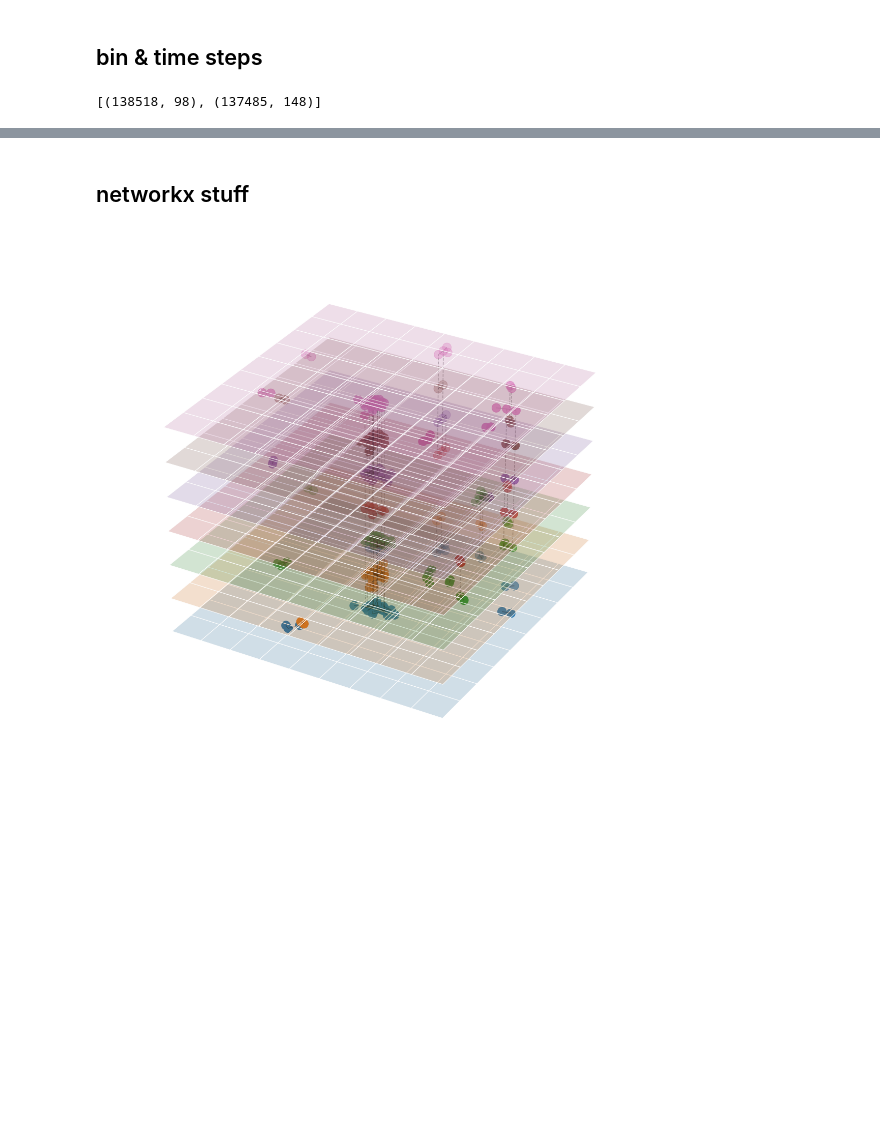
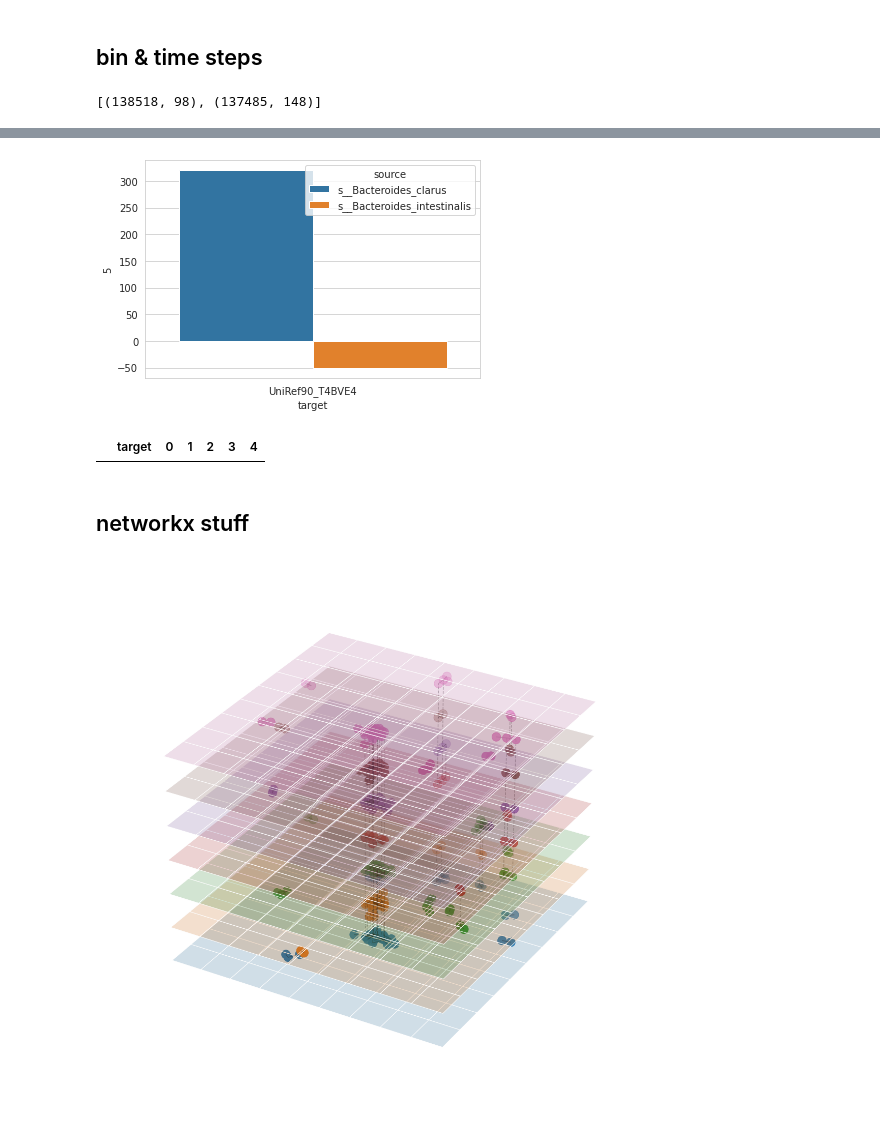
Before and after one commit to dcolinmorgan/gcn, a Jupyter notebook: gcn.ipynb, the cells around one changed output, grey strips where cells are left out. Saved outputs shown, nothing was run; the diff lists cells and outputs as text; code cells hidden in the pictures; blank space fills up the shorter version.

```diff
--- a/gcn.ipynb
+++ b/gcn.ipynb
@@ -427,0 +524,7 @@ BBgrow,BBdie=time_order_net(noHT,HT,10**-6,['source','target'],6,1,'median')
+# %%
+LinkUP=LU[LU['target'].isin(LD['target'])]#['source']
+# %%
+LinkDN=LD[LD['target'].isin(LU['target'])]#['source']
+# %%
+JEFF=LinkUP.append(LinkDN)#
+JEFF[5]=JEFF[4]-JEFF[0]
@@ -428,3 +547,12 @@ BBgrow,BBdie=time_order_net(noHT,HT,10**-6,['source','target'],6,1,'median')
+# %%
+ax = sns.barplot(x="target", y=5, hue="source", data=JEFF[JEFF['target']=='UniRef90_T4BVE4'])
+# %% [output]
+[figure, added]
+# %%
+TU[(TU['target']=='UniRef90_T4BVE4')&(TU['target']=='UniRef90_D4IN85')&(TU['target']=='UniRef90_Q97TA2')&(TU['target']=='UniRef90_P0C0G7')]
+TD[(TD['target']=='UniRef90_T4BVE4')&(TD['target']=='UniRef90_D4IN85')&(TD['target']=='UniRef90_Q97TA2')&(TD['target']=='UniRef90_P0C0G7')]
+# %% [output]
+|  | target | 0 | 1 | 2 | 3 | 4 |
 # %% [markdown]
 ## networkx stuff
 # %%
```
Also changed, not shown: parts of 74 cells of this notebook, 4 other files.
